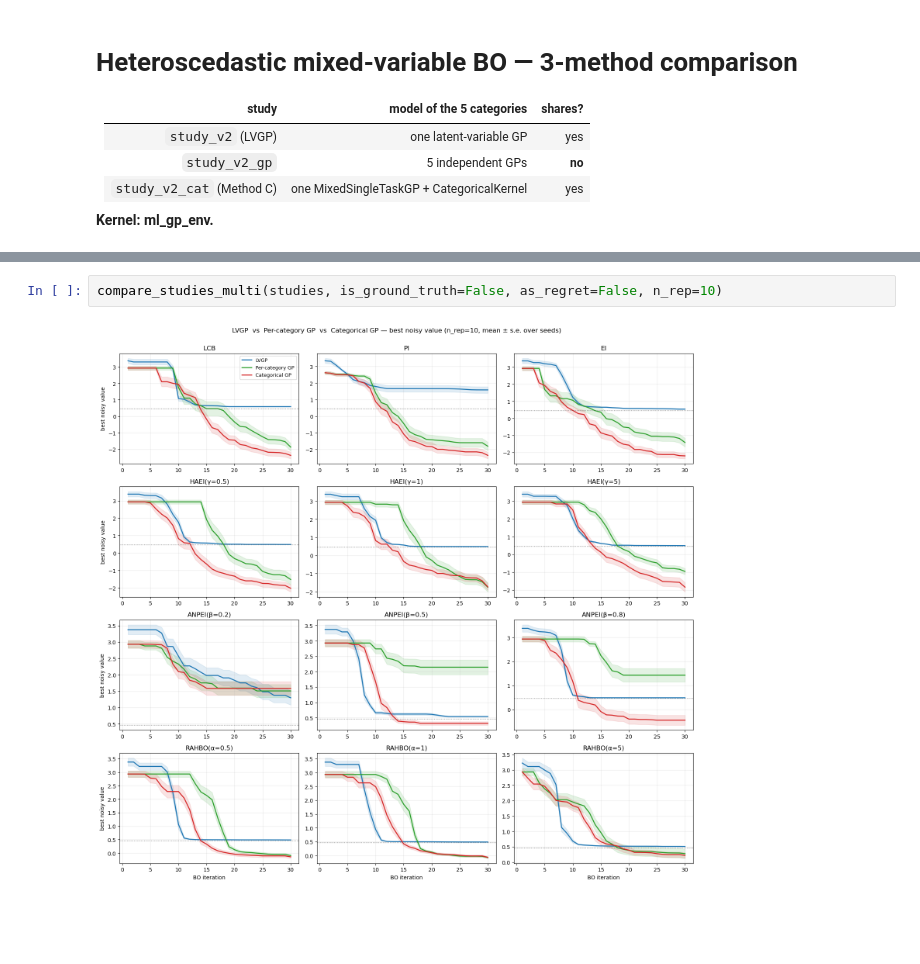
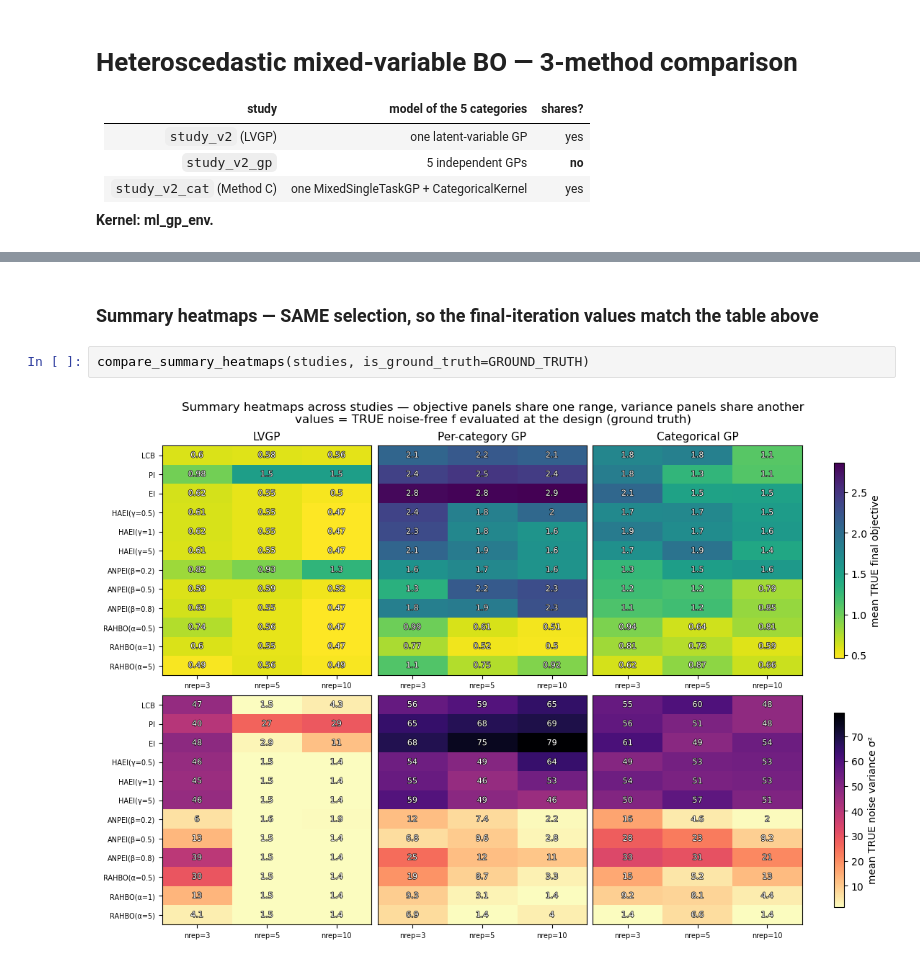
Before and after one commit to Chris1504-fdz/heter_lvgp, a Jupyter notebook: compare_methods.ipynb, the cells around one changed output, grey strips where cells are left out. Cells and saved outputs as stored; diff of their text form; blank space fills up the shorter version.

```diff
--- a/compare_methods.ipynb
+++ b/compare_methods.ipynb
@@ -71,5 +75,7 @@ compare_studies_multi(studies, is_ground_truth=True, as_regret=False, n_rep=10)
-# %%
-compare_studies_multi(studies, is_ground_truth=False, as_regret=False, n_rep=10)
-# %% [output]
-[figure, removed]
+# %% [markdown]
+### Summary heatmaps — SAME selection, so the final-iteration values match the table above
+# %%
+compare_summary_heatmaps(studies, is_ground_truth=GROUND_TRUTH)
+# %% [output]
+[figure, added]
 # %% [markdown]
```
Also changed, not shown: parts of 15 cells of this notebook, 3 other files.
